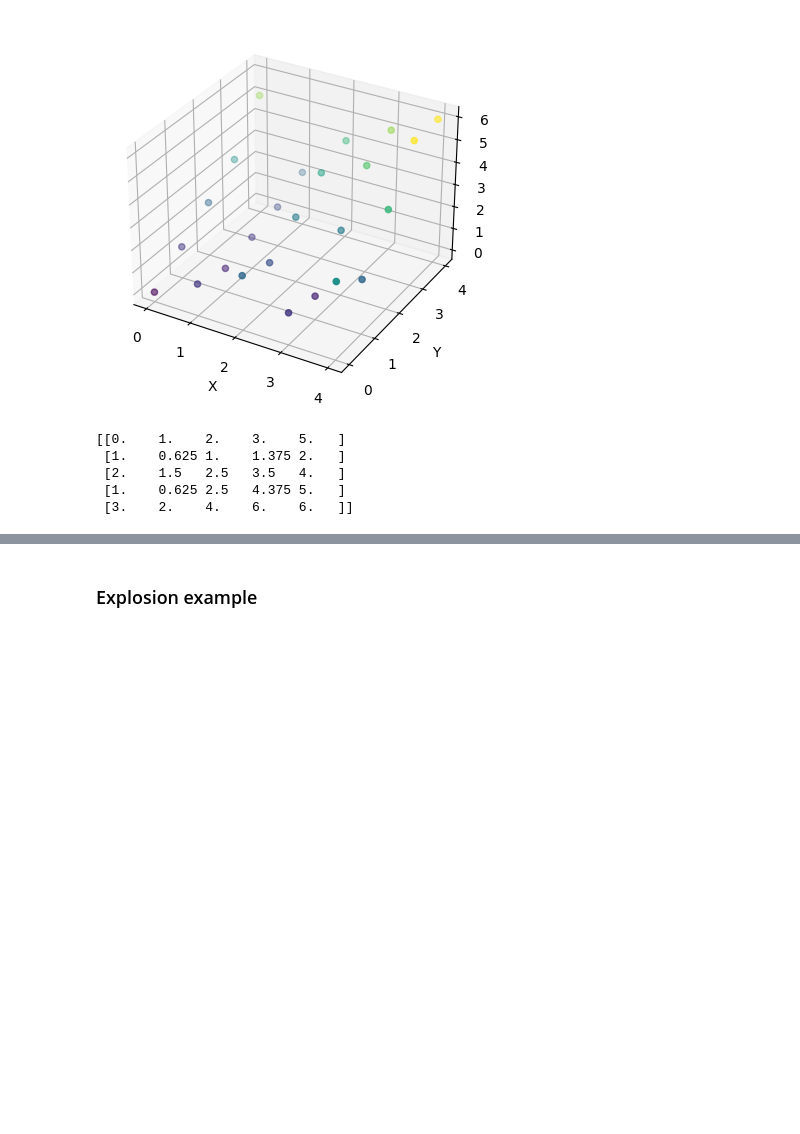
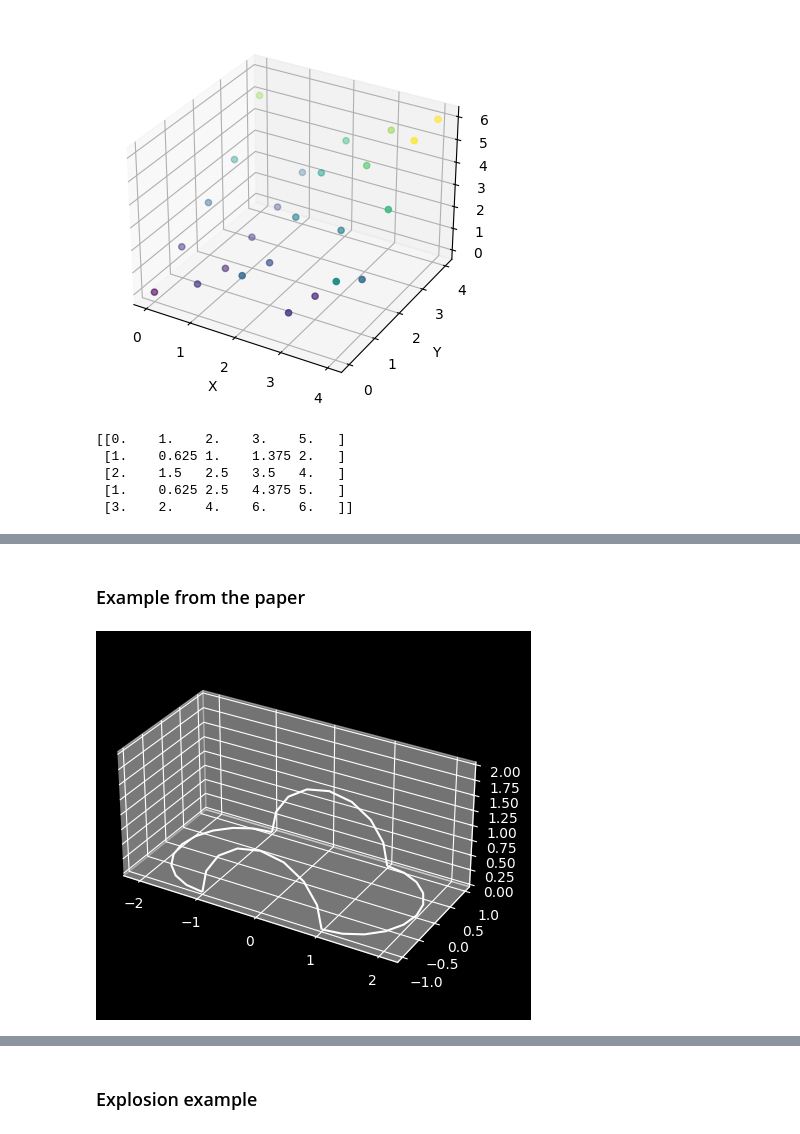
Before and after one commit to njezersek/diskrente-coonsove-ploskve-rpgo, a Jupyter notebook: coons.ipynb, the cells around one changed output, grey strips where cells are left out. Cells and saved outputs as stored; diff of their text form; code cells hidden in the pictures; blank space fills up the shorter version.

Commit message:
Added example from the paper

```diff
--- a/coons.ipynb
+++ b/coons.ipynb
@@ -231,0 +294,21 @@ print(regular_patch)
+# %% [markdown]
+### Example from the paper
+# %%
+m = 11
+n = 9
+
+phi = np.linspace(-np.pi/2, np.pi/2, m)
+theta = np.linspace(-np.pi/2, np.pi/2, n)
+
+P = np.full((m, n, 3), np.nan)
+P[:,0,:] = np.array((-1-np.cos(phi), np.sin(phi), np.zeros(m))).T # left
+P[:,-1,:] = np.array((1+np.cos(phi), np.sin(phi), np.zeros(m))).T # right
+P[0,:,:] = np.array((np.sin(theta), -np.ones(n), np.cos(theta))).T # top
+P[-1,:,:] = np.array((np.sin(theta), np.ones(n), np.cos(theta))).T # bottom
+
+ax = plt.figure().add_subplot(projection='3d')
+ax.plot_wireframe(P[:,:,0], P[:,:,1], P[:,:,2])
+ax.set(zlim=(0,2))
+ax.set_aspect('equal')
+# %% [output]
+[figure, added]
```
Also changed, not shown: parts of 11 cells of this notebook, 1 other file.
